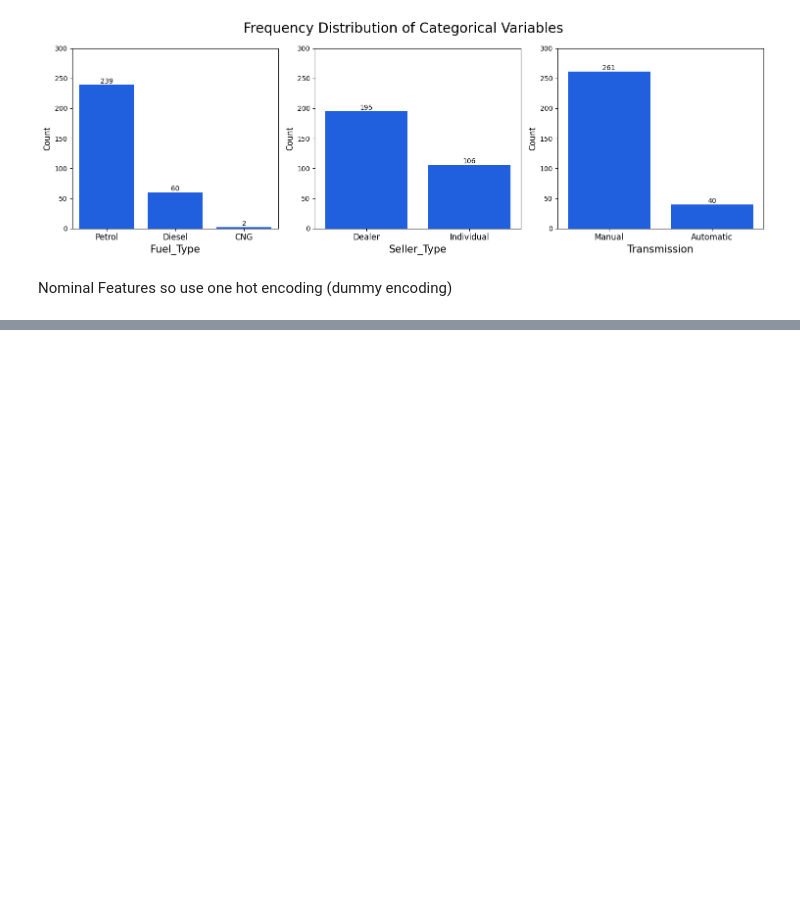
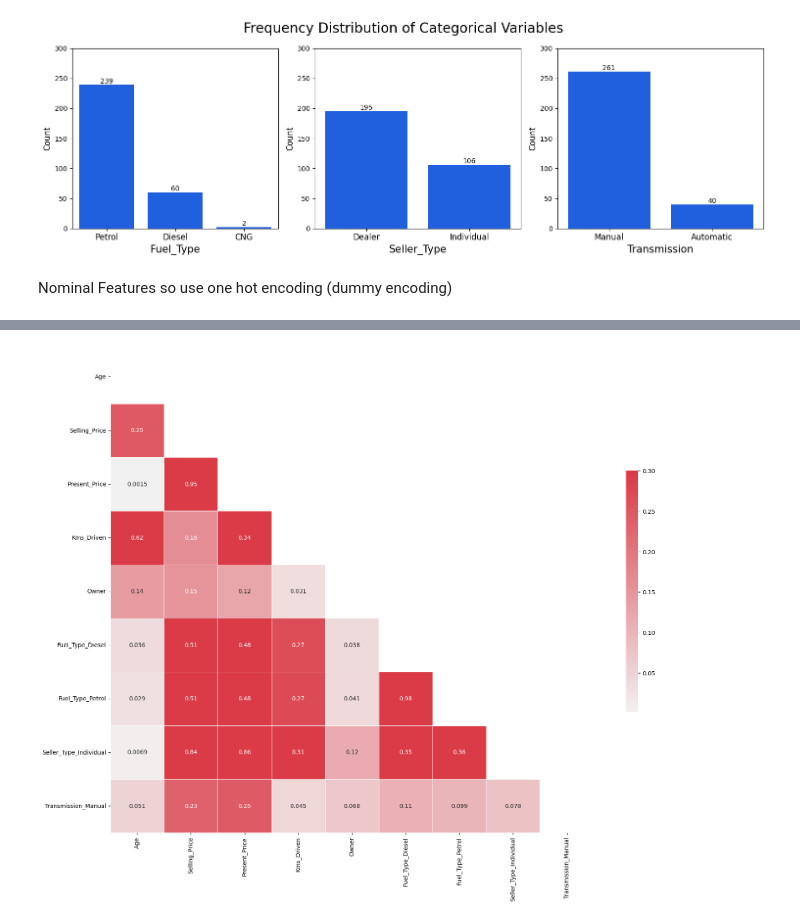
Before and after one commit to BeardedSeal77/Machine-Learning-101, a Jupyter notebook: Study Notebooks/02-Data Prep/2_Data_Prep.ipynb, the cells around one changed output, grey strips where cells are left out. Saved outputs shown, nothing was run; the diff lists cells and outputs as text; code cells hidden in the pictures; blank space fills up the shorter version.

```diff
--- a/Study Notebooks/02-Data Prep/2_Data_Prep.ipynb
+++ b/Study Notebooks/02-Data Prep/2_Data_Prep.ipynb
@@ -410,0 +479,10 @@ memory usage: 13.1 KB
+# %%
+# Use IQR method (when data is skewed, non-normal or small sample size) (univariate)
+Q1 = df_transformed.quantile(0.25)
+Q3 = df_transformed.quantile(0.75)
+IQR = Q3 - Q1
+
+# Keep only rows within [Q1 - 1.5*IQR, Q3 + 1.5*IQR]
+mask = ~((df_transformed < (Q1 - 1.5 * IQR)) | (df_transformed > (Q3 + 1.5 * IQR))).any(axis=1)
+df_iqr = df_transformed[mask]
+display(df_iqr.info())
@@ -410,0 +608,27 @@ memory usage: 13.1 KB
+# %%
+# calculate the correlation matrix
+def correlation_matrix(df, dropduplicates=True, figsize=(20, 15)):
+    df = np.abs(df.corr())
+    # exclude duplicate values by masking the upper triangle of the matrix
+    if dropduplicates:
+        mask = np.zeros_like(df, dtype=bool)
+        mask[np.triu_indices_from(mask)] = True
+
+    # set matplotlib figure
+    f, ax = plt.subplots(figsize=figsize)
+
+    # add color map
+    cmap = sns.diverging_palette(230, 10, as_cmap=True)
+
+    # draw heatmaps based on !/duplicates
+    if dropduplicates:
+        sns.heatmap(df, mask=mask, cmap=cmap, vmax=.3, center=0, annot=True,
+                    square=True, linewidths=.5, cbar_kws={"shrink": .5})
+    else:
+        sns.heatmap(df, cmap=cmap, vmax=.3, center=0, annot=True,
+                    square=True, linewidths=.5, cbar_kws={"shrink": .5})
+# %%
+# run correlation matrix function
+correlation_matrix(df_iso)
+# %% [output]
+[figure, added]
```
Also changed, not shown: parts of 27 cells of this notebook, 1 other file.
